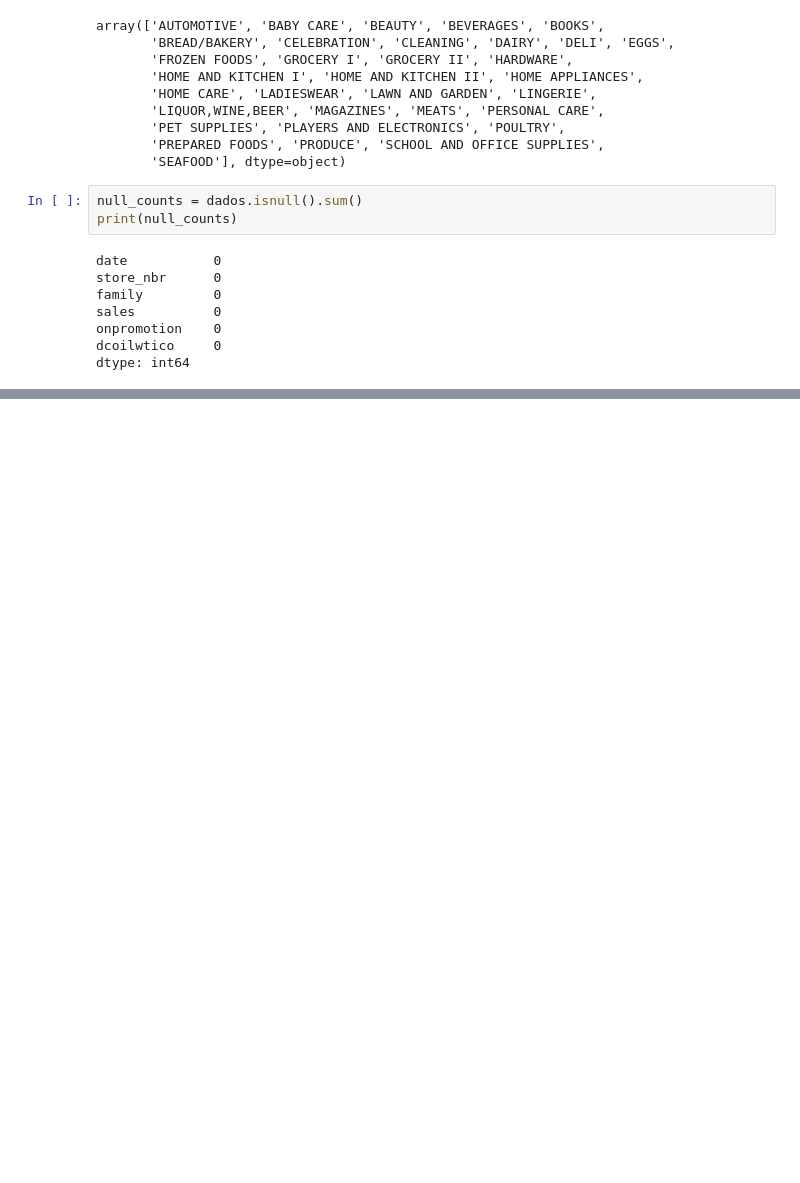
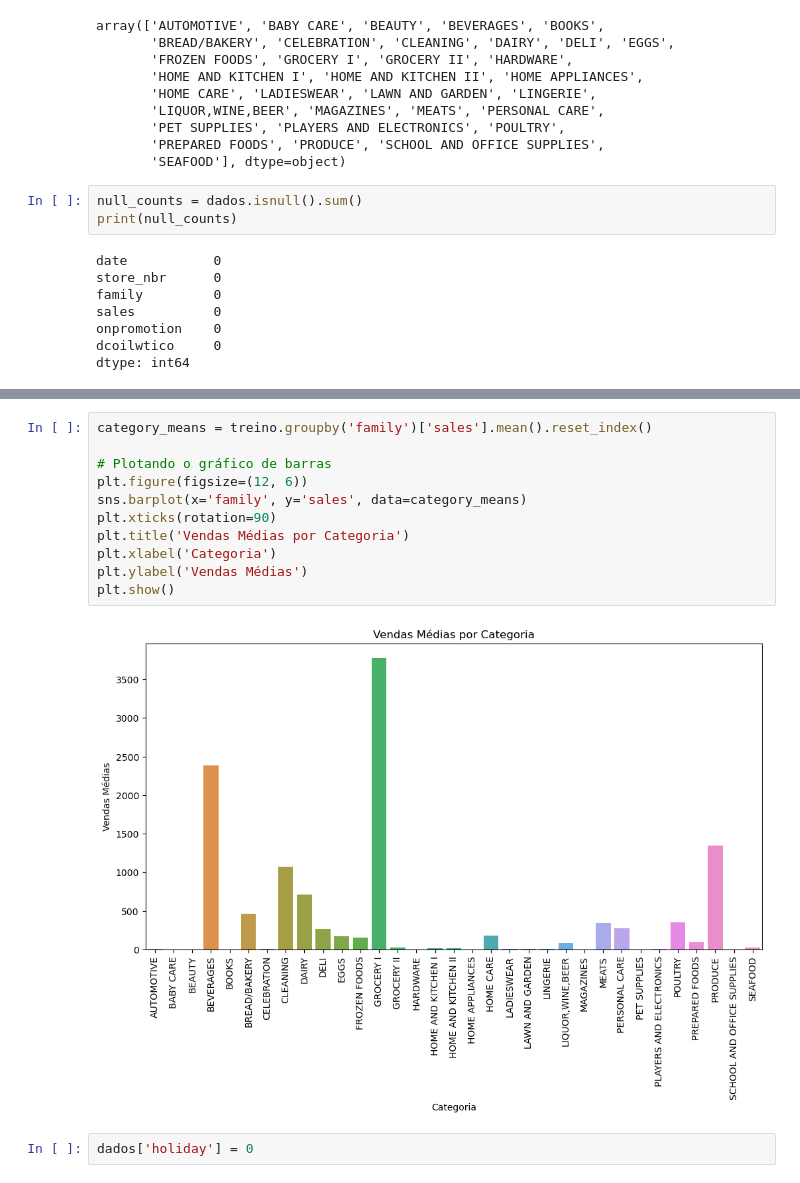
Before and after one commit to MrBarreto/DataMining, a Jupyter notebook: t2/t2.ipynb, the cells around one changed output, grey strips where cells are left out. Cells and saved outputs as stored; diff of their text form; blank space fills up the shorter version.

```diff
--- a/t2/t2.ipynb
+++ b/t2/t2.ipynb
@@ -137,0 +135,15 @@ else:
+# %%
+category_means = treino.groupby('family')['sales'].mean().reset_index()
+
+# Plotando o gráfico de barras
+plt.figure(figsize=(12, 6))
+sns.barplot(x='family', y='sales', data=category_means)
+plt.xticks(rotation=90)
+plt.title('Vendas Médias por Categoria')
+plt.xlabel('Categoria')
+plt.ylabel('Vendas Médias')
+plt.show()
+# %% [output]
+[figure, added]
+# %%
+dados['holiday'] = 0
```
Also changed, not shown: parts of 6 cells of this notebook.
